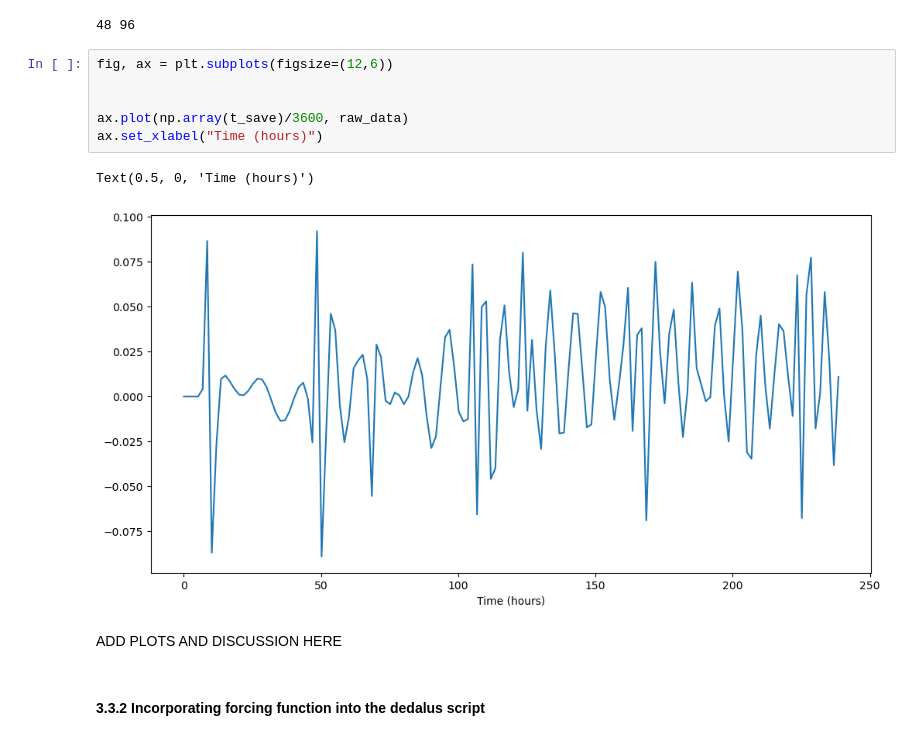
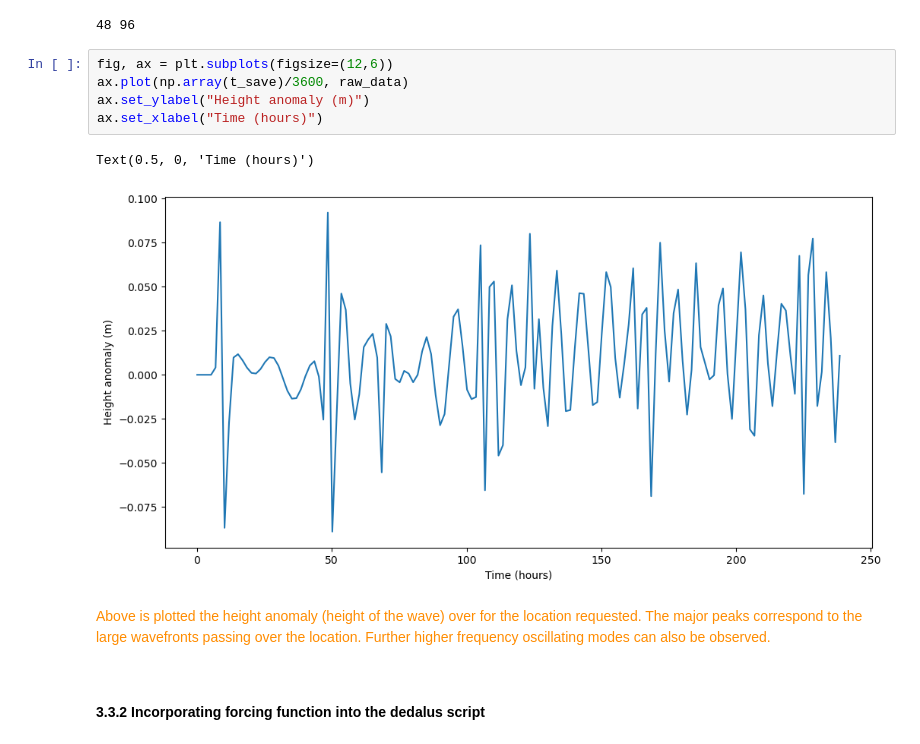
Before and after one commit to maxcharvey/QCES_LNM_projects, a Jupyter notebook: Project3_tsunami.ipynb, the cells around one changed output. Cells and saved outputs as stored; diff of their text form.

```diff
--- a/Project3_tsunami.ipynb
+++ b/Project3_tsunami.ipynb
@@ -665,15 +694,18 @@ raw_data = h_save[:, phi_idx, theta_idx]
 48 96
 # %%
 fig, ax = plt.subplots(figsize=(12,6))
-
-
 ax.plot(np.array(t_save)/3600, raw_data)
+ax.set_ylabel("Height anomaly (m)")
 ax.set_xlabel("Time (hours)")
 # %% [output]
 Text(0.5, 0, 'Time (hours)')
-[figure, old version]
+[figure, new version]
-# %% [markdown]
-ADD PLOTS AND DISCUSSION HERE
+# %% [markdown]
+<font color='darkorange'>
+
+Above is plotted the height anomaly (height of the wave) over for the location requested. The major peaks correspond to the large wavefronts passing over the location. Further higher frequency oscillating modes can also be observed.
+
+</font>
 # %% [markdown]
 #### 3.3.2 Incorporating forcing function into the dedalus script
 # %% [markdown]
```
Also changed, not shown: parts of 20 cells of this notebook, 1 other file.
